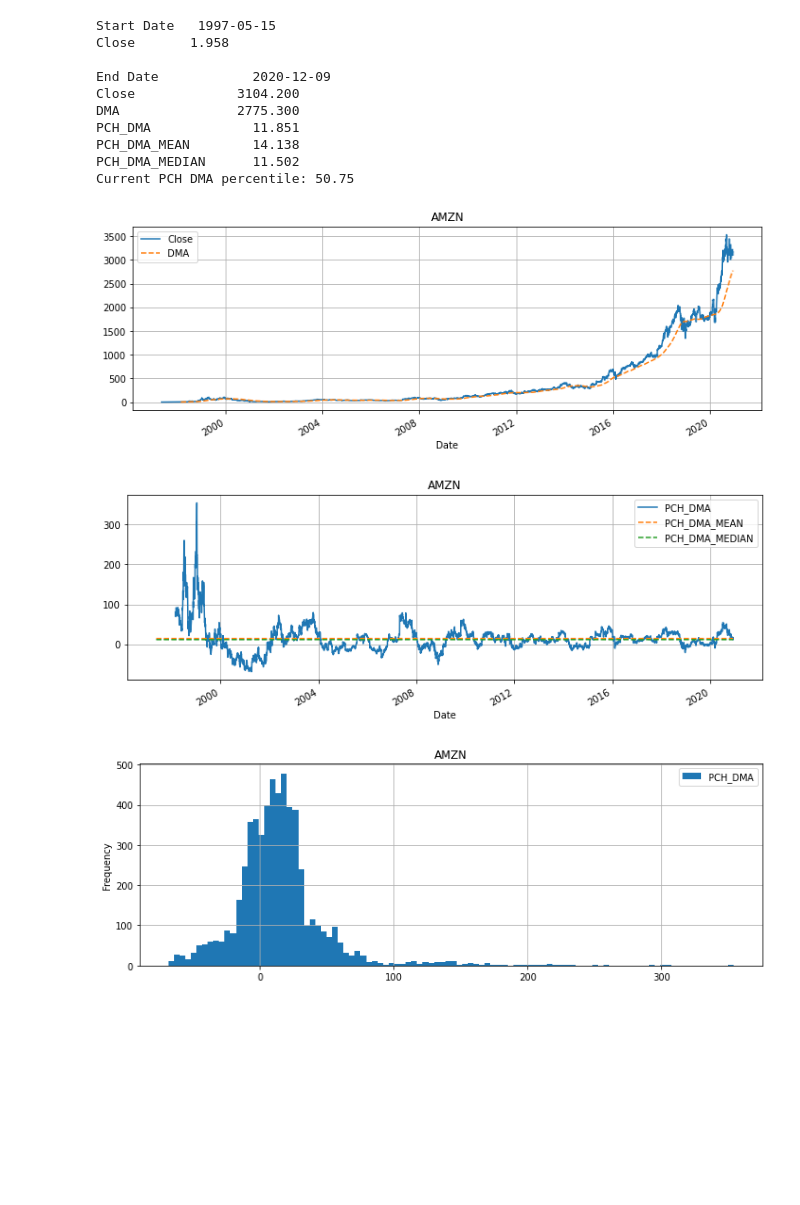
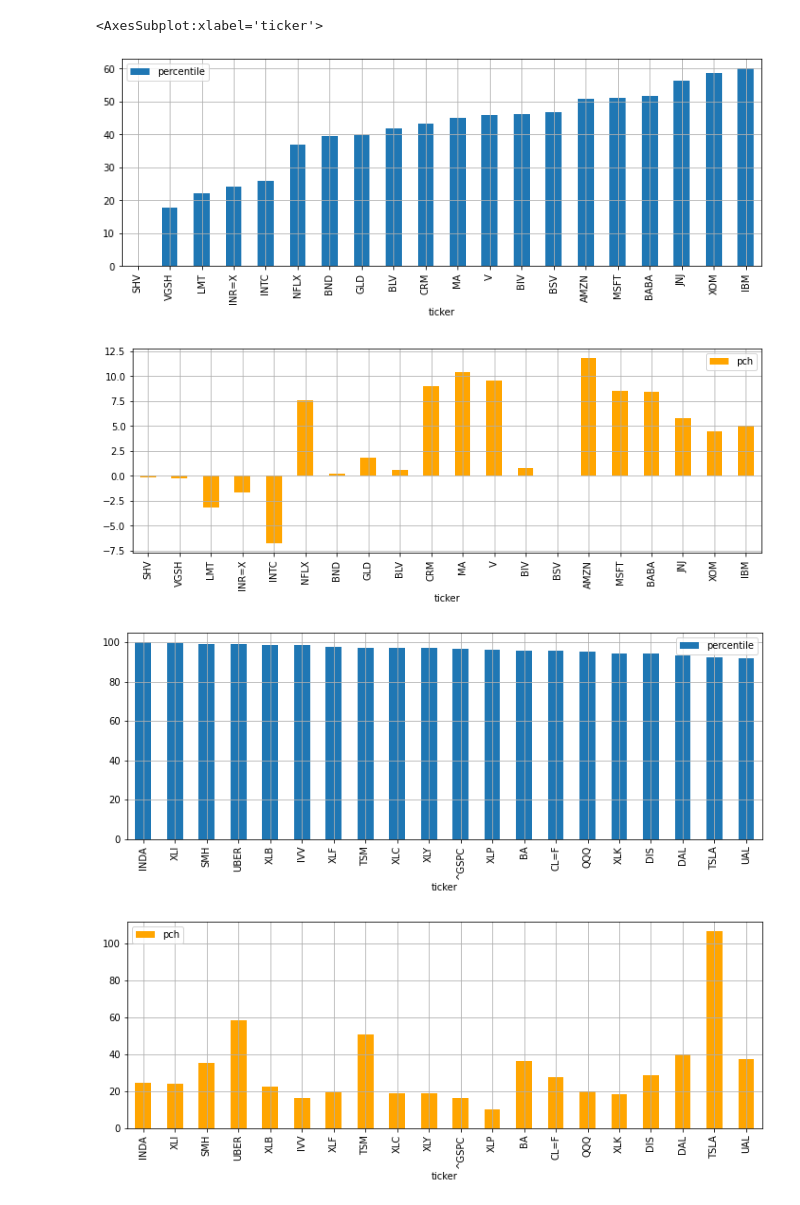
Before and after one commit to bamage00/notebooks, a Jupyter notebook: dma.ipynb, the cells around one changed output. Cells and saved outputs as stored; diff of their text form; code cells hidden in the pictures; blank space fills up the shorter version.

```diff
--- a/dma.ipynb
+++ b/dma.ipynb
@@ -183,20 +81,50 @@ Current PCH DMA percentile: 58.53
-# %%
-ticker = 'AMZN'
-df = get_dma_analysis(ticker=ticker)
-plot_dma_analysis(df, start_date=start_date, title=ticker)
-get_dma_percentile(df)
-plot_dma_hist(df, title=ticker)
-# %% [output]
-Start Date   1997-05-15
-Close       1.958
-
-End Date            2020-12-09
-Close             3104.200
-DMA               2775.300
-PCH_DMA             11.851
-PCH_DMA_MEAN        14.138
-PCH_DMA_MEDIAN      11.502
-Current PCH DMA percentile: 50.75
-[figure, removed]
-[figure, removed]
-[figure, removed]
+# %%
+my_tickers = ['AMZN', 'AAPL', 'FB', 'GOOGL', 'MSFT', 'UBER', 'XOM', 'BA', 'DAL', 'UAL', 'AAL', 'SMH', 'IVV',
+              'VNQ',  '^GSPC', 'QQQ', 'SHV', 'CL=F', 'MCHI', 'INDA', 'INR=X', 'GLD', 'BTC-USD',
+              'TSLA', 'BRK-B', 'V', 'WMT', 'JNJ', 'JPM', 'PG', 'MA', 'NVDA', 'UNH', 'DIS', 'BAC', 'KO', 'CRM',
+              'NFLX', 'T', 'INTC', 'CVX', 'SBUX', 'IBM', 'AMD', 'LMT', 'MU', 'SPOT', 'TWTR',
+              'BABA', 'TCEHY', 'TSM', 'XLK', 'XLV', 'XLC', 'XLY', 'XLF', 'XLI', 'XLP', 'XLU',
+              'XLE', 'XLRE', 'XLB', 'VCSH', 'VGSH', 'BSV', 'BIV', 'BLV', 'BND']
+
+sectors = ['XLK', 'XLV', 'XLY', 'XLC', 'XLF', 'XLI', 'XLP', 'XLU', 'XLB', 'XLE', 'XLRE', 'SPY']
+
+bonds = ['SHV', 'VCSH', 'VGSH', 'VCIT', 'VGIT', 'VCLT', 'VGLT', 'BND']
+
+dma_tickers = ['^GSPC', 'AMZN', 'XOM', 'BND', 'VCSH', 'MCHI', 'INDA', 'INR=X', 'BTC-USD']
+
+all_tickers = ['AAPL', 'MSFT', 'AMZN', 'FB', 'GOOGL', 'TSLA', 'V', 'WMT', 'JNJ', 'JPM', 'PG', 'NVDA', 'MA', 'UNH',
+           'HD', 'DIS', 'VZ', 'CRM', 'BAC', 'KO', 'PYPL', 'CMCSA', 'ADBE', 'BRK-A', 'NFLX', 'NKE', 'PFE',
+           'MRK', 'T', 'PEP', 'ABT', 'INTC', 'TMO', 'ABBV', 'CSCO', 'COST', 'ORCL', 'QCOM', 'CVX', 'TMUS',
+           'ACN', 'DHR', 'MCD', 'XOM', 'AVGO', 'MDT', 'NEE', 'TXN', 'HON', 'UPS', 'BMY', 'LLY', 'UNP', 'LIN',
+           'CHTR', 'AMGN', 'ZM', 'PM', 'SBUX', 'LOW', 'BA', 'C', 'RTX', 'WFC', 'MS', 'IBM', 'AMT', 'LMT',
+           'BLK', 'AMD', 'NOW', 'MMM', 'CAT', 'INTU', 'AXP', 'FIS', 'SQ', 'SYK', 'SCHW', 'EL', 'CVS', 'TGT',
+           'ISRG', 'GE', 'UBER', 'MDLZ', 'BKNG', 'SPGI', 'DE', 'ZTS', 'GS', 'ANTM', 'FISV', 'GILD', 'MO',
+           'PLD', 'CI', 'ADP', 'CL', 'TJX', 'FDX', 'CCI', 'AMAT', 'BX', 'CSX', 'MU', 'DUK', 'BDX',
+           'CB', 'SNAP', 'SHW', 'EQIX', 'ITW', 'SO', 'USB', 'D', 'LRCX', 'TFC', 'VMW', 'GM', 'NSC', 'ECL',
+           'CME', 'APD', 'ATVI', 'MMC', 'GPN', 'ICE', 'VRTX', 'ADSK', 'REGN', 'PNC', 'PGR', 'HUM', 'EW', 'DG',
+           'TEAM', 'MCO', 'NOC', 'DELL', 'WM', 'HCA', 'ADI', 'WDAY', 'NEM', 'SPOT', 'BSX', 'TWLO', 'KMB',
+           'ETN', 'DD', 'EMR', 'LULU', 'MNST', 'SCCO', 'ILMN', 'LVS', 'GD', 'ROP', 'COP', 'KDP', 'EPD',
+           'VEEV', 'PINS', 'MET', 'DOCU', 'AEP', 'EXC', 'DOW', 'CTSH', 'CVNA', 'LHX', 'DLR', 'IDXX', 'KHC',
+           'BAX', 'PSA', 'TTD', 'ROST', 'MAR', 'MRNA', 'COF', 'APH', 'CTAS', 'SRE', 'BIIB', 'GIS', 'KLAC',
+           'INFO', 'TEL', 'CNC', 'XEL', 'CMG', 'SYY', 'TWTR', 'EA', 'ALGN', 'CSGP', 'MTCH', 'TT', 'PH', 'A',
+           'F', 'CMI', 'MCHP', 'TRV', 'STZ', 'PPG', 'EBAY', 'BK', 'XLK', 'XLV', 'XLC', 'XLY', 'XLF', 'XLI',
+           'XLP', 'XLU', 'XLE', 'XLRE', 'XLB', 'VCSH', 'VGSH', 'BSV', 'BIV', 'BLV', 'BND', 'QQQ', 'IVV', 'SHV',
+           'CL=F', 'MCHI', 'INDA', 'GLD', 'BTC-USD', 'DAL', 'UAL', 'AAL', 'SMH']
+# %%
+df_my_tickers = get_dma_tickers(my_tickers, start_date=period)
+# %%
+df_my_tickers.sort_values(by='percentile', ascending=True).head(top_n).plot(
+    x='ticker', y=['percentile'], kind='bar', figsize=fig_size_1, grid=True)
+df_my_tickers.sort_values(by='percentile', ascending=True).head(top_n).plot(
+    x='ticker', y=['pch'], kind='bar', figsize=fig_size_1, grid=True, color='orange')
+
+df_my_tickers.sort_values(by='percentile', ascending=False).head(top_n).plot(
+    x='ticker', y=['percentile'], kind='bar', figsize=fig_size_1, grid=True)
+df_my_tickers.sort_values(by='percentile', ascending=False).head(top_n).plot(
+    x='ticker', y=['pch'], kind='bar', figsize=fig_size_1, grid=True, color='orange')
+# %% [output]
+<AxesSubplot:xlabel='ticker'>
+[figure, added]
+[figure, added]
+[figure, added]
+[figure, added]
```
Also changed, not shown: parts of 16 cells of this notebook, 1 other file.
